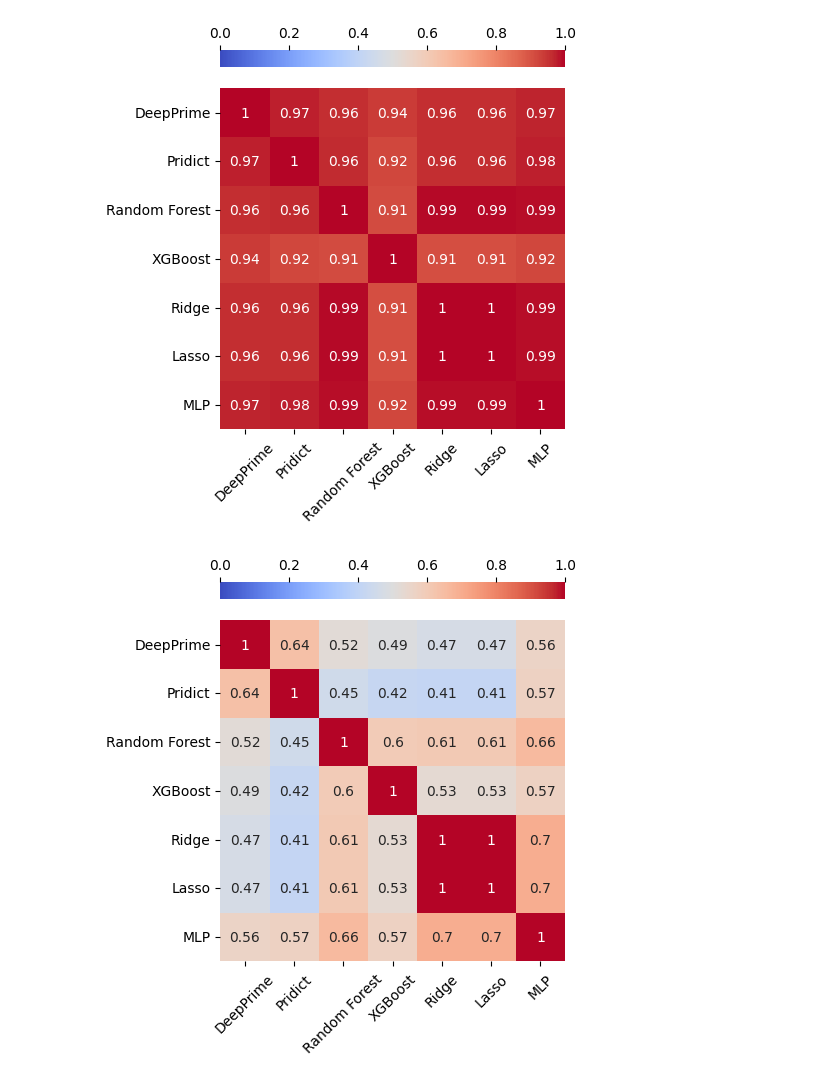
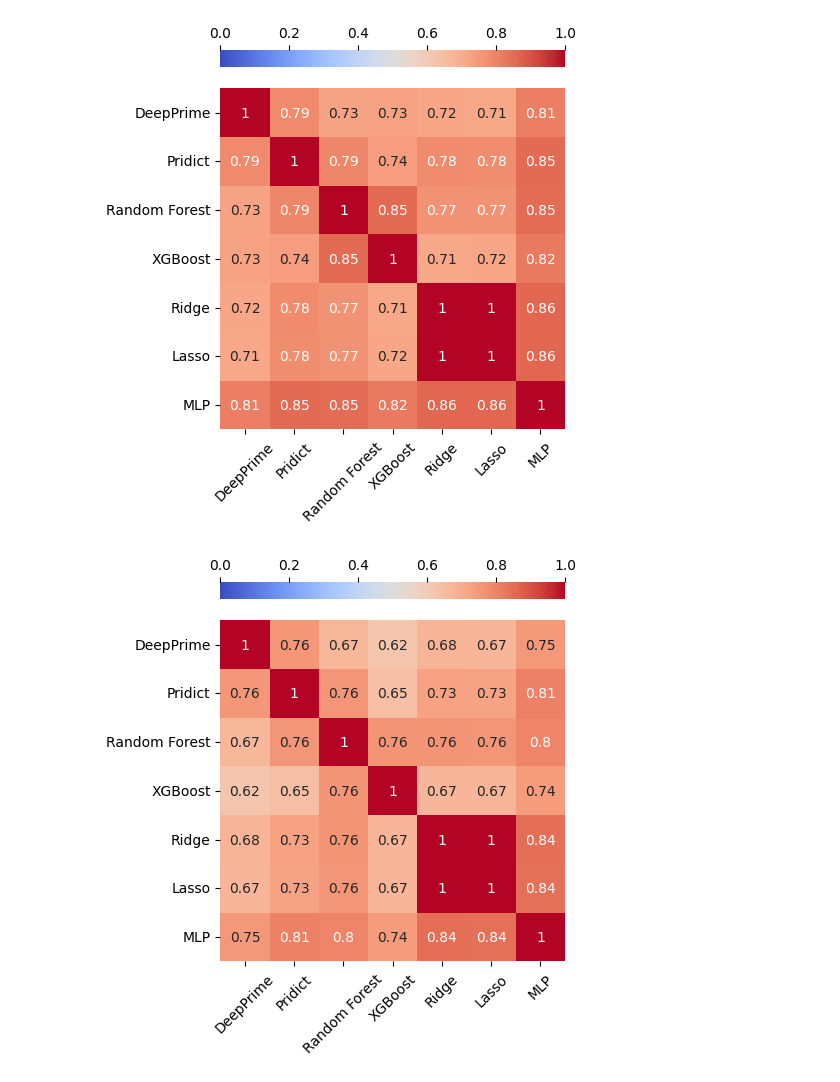
Before and after one commit to PeihengLu/ox-dissertation, a Jupyter notebook: error-analysis.ipynb, the cells around one changed output. Cells and saved outputs as stored; diff of their text form; code cells hidden in the pictures.

Commit message:
updated writing for ch1, updated ensemble and error analysis

```diff
--- a/error-analysis.ipynb
+++ b/error-analysis.ipynb
@@ -90,8 +234,8 @@ import pickle
 import torch
 import skorch
 
-from models.deepprime import predict_deep_prime
-from models.pridict import predict_pridict
+from models.deepprime import predict as predict_deep_prime
+from models.pridict import predict as predict_pridict
 from models.conventional_ml_models import MLP
 from collections import defaultdict
 
@@ -101,12 +245,12 @@ def warn(*args, **kwargs):
 import warnings
 warnings.warn = warn
 
-for dataf in ['pd-adv-pe2', 'pd-k562-pe2', 'pd-k562mlh1dn-pe2', 'pd-hek293t-pe2']:
+for dataf in ['pd-hek293t-pe2', 'pd-adv-pe2', 'pd-k562-pe2', 'pd-k562mlh1dn-pe2']:
     data_dp = f'dp-{dataf}.csv'
     data_pd = f'pd-{dataf}.csv'
 
-    prediction_pd, _ = predict_pridict(data_pd, num_features=24, device='cuda' if torch.cuda.is_available() else 'cpu', dropout=0)
-    prediction_dp, _ = predict_deep_prime(data_dp, num_features=24, dropout=0)
+    prediction_pd = predict_pridict(data_pd, num_features=24, device='cuda' if torch.cuda.is_available() else 'cpu', dropout=0)
+    prediction_dp = predict_deep_prime(data_dp, num_features=24, dropout=0)
 
     prediction_mlp = defaultdict(list)
     prediction_rf = defaultdict(list)
@@ -135,7 +279,7 @@ for dataf in ['pd-adv-pe2', 'pd-k562-pe2', 'pd-k562mlh1dn-pe2', 'pd-hek293t-pe2'
                 module__hidden_layer_sizes = (64, 64,),
             )
         mlp_model.initialize()
-        mlp_model.load_params(f_params=f'models/trained-models/conventional-ml/mlp-{dataf}-fold-{fold}.pkl')
+        mlp_model.load_params(f_params=f'models/trained-models/conventional-ml/mlp-{dataf}-fold-{fold}.pt')
 
         prediction_rf[i] = rf.predict(X_test)
         prediction_xgb[i] = xgb.predict(X_test)
@@ -158,22 +302,13 @@ for dataf in ['pd-adv-pe2', 'pd-k562-pe2', 'pd-k562mlh1dn-pe2', 'pd-hek293t-pe2'
 
     # calculate the squared error from the predictions
     y_test = np.concatenate([data[data['fold'] == i].iloc[:, -2].values for i in range(5)])
-    mse_dp = (y_test - prediction_dp_list)**2
-    mse_pd = (y_test - prediction_pd_list)**2
-    mse_rf = (y_test - prediction_rf_list)**2
-    mse_xgb = (y_test - prediction_xgb_list)**2
-    mse_ridge = (y_test - prediction_ridge_list)**2
-    mse_lasso = (y_test - prediction_lasso_list)**2
-    mse_mlp = (y_test - prediction_mlp_list)**2
-
-    # print the mse of each model
-    print('DeepPrime:', np.sum(mse_dp) / len(mse_dp))
-    print('Pridict:', np.sum(mse_pd) / len(mse_pd))
-    print('Random Forest:', np.sum(mse_rf) / len(mse_rf))
-    print('XGBoost:', np.sum(mse_xgb) / len(mse_xgb))
-    print('Ridge:', np.sum(mse_ridge) / len(mse_ridge))
-    print('Lasso:', np.sum(mse_lasso) / len(mse_lasso))
-    print('MLP:', np.sum(mse_mlp) / len(mse_mlp))
+    mse_dp = (y_test - prediction_dp_list)
+    mse_pd = (y_test - prediction_pd_list)
+    mse_rf = (y_test - prediction_rf_list)
+    mse_xgb = (y_test - prediction_xgb_list)
+    mse_ridge = (y_test - prediction_ridge_list)
+    mse_lasso = (y_test - prediction_lasso_list)
+    mse_mlp = (y_test - prediction_mlp_list)
 
     # print the pearson correlation coefficient between model predictions and true values
     from scipy.stats import pearsonr
@@ -185,14 +320,14 @@ for dataf in ['pd-adv-pe2', 'pd-k562-pe2', 'pd-k562mlh1dn-pe2', 'pd-hek293t-pe2'
     print('Lasso:', pearsonr(y_test, prediction_lasso_list)[0])
     print('MLP:', pearsonr(y_test, prediction_mlp_list)[0])
 
-    # normalize the squared error
-    mse_dp = mse_dp / np.sum(mse_dp)
-    mse_pd = mse_pd / np.sum(mse_pd)
-    mse_rf = mse_rf / np.sum(mse_rf)
-    mse_xgb = mse_xgb / np.sum(mse_xgb)
-    mse_ridge = mse_ridge / np.sum(mse_ridge)
-    mse_lasso = mse_lasso / np.sum(mse_lasso)
-    mse_mlp = mse_mlp / np.sum(mse_mlp)
+    # standardize the error
+    mse_dp = (mse_dp - np.mean(mse_dp)) / np.std(mse_dp)
+    mse_pd = (mse_pd - np.mean(mse_pd)) / np.std(mse_pd)
+    mse_rf = (mse_rf - np.mean(mse_rf)) / np.std(mse_rf)
+    mse_xgb = (mse_xgb - np.mean(mse_xgb)) / np.std(mse_xgb)
+    mse_ridge = (mse_ridge - np.mean(mse_ridge)) / np.std(mse_ridge)
+    mse_lasso = (mse_lasso - np.mean(mse_lasso)) / np.std(mse_lasso)
+    mse_mlp = (mse_mlp - np.mean(mse_mlp)) / np.std(mse_mlp)
 
 
     # plot the smoothened error using a moving average
@@ -230,7 +365,7 @@ for dataf in ['pd-adv-pe2', 'pd-k562-pe2', 'pd-k562mlh1dn-pe2', 'pd-hek293t-pe2'
 
     # set x and y labels
     axes.set_xlabel('Data Index')
-    axes.set_ylabel('Normalized Squared Error')
+    axes.set_ylabel('Standardized Error')
 
 
     # reduce thickness and alpha of the lines
@@ -316,2 +451,2 @@ MLP: 0.7971260317885728
-[figure, old version]
+[figure, new version]
-[figure, old version]
+[figure, new version]
```
Also changed, not shown: parts of 2 cells of this notebook, 57 other files.
